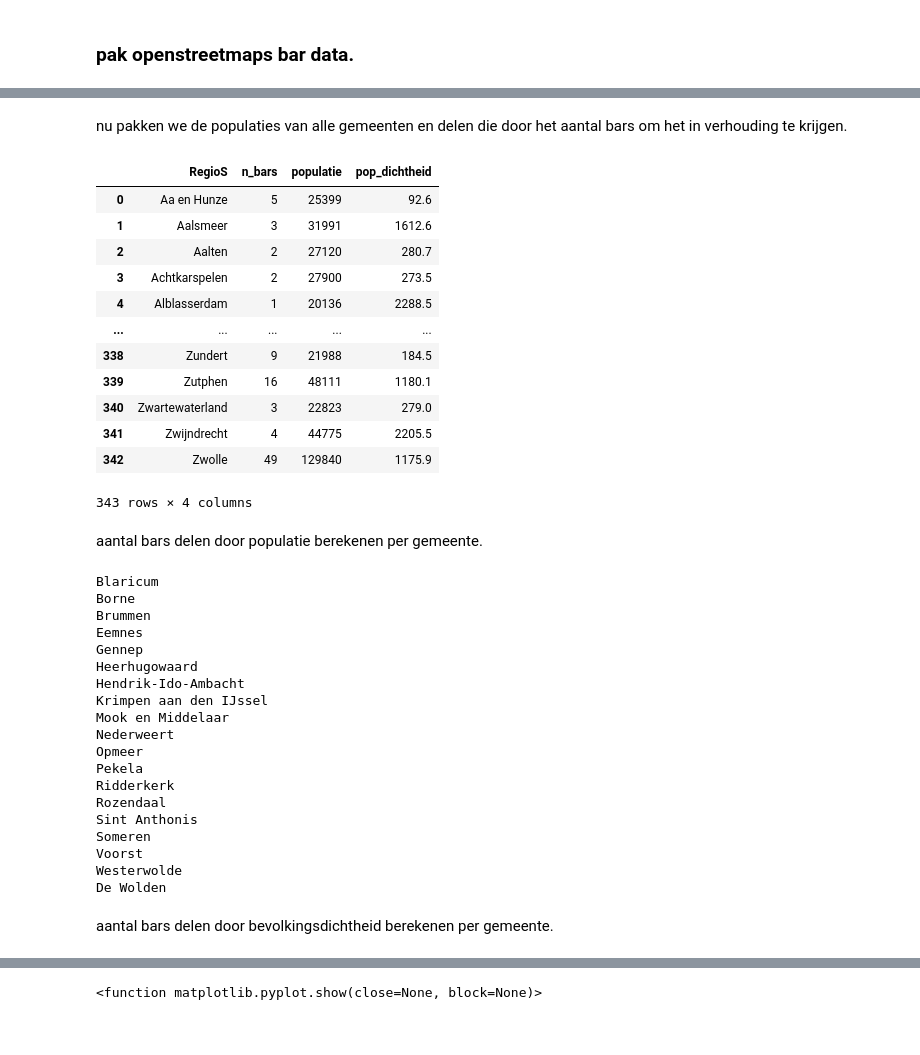
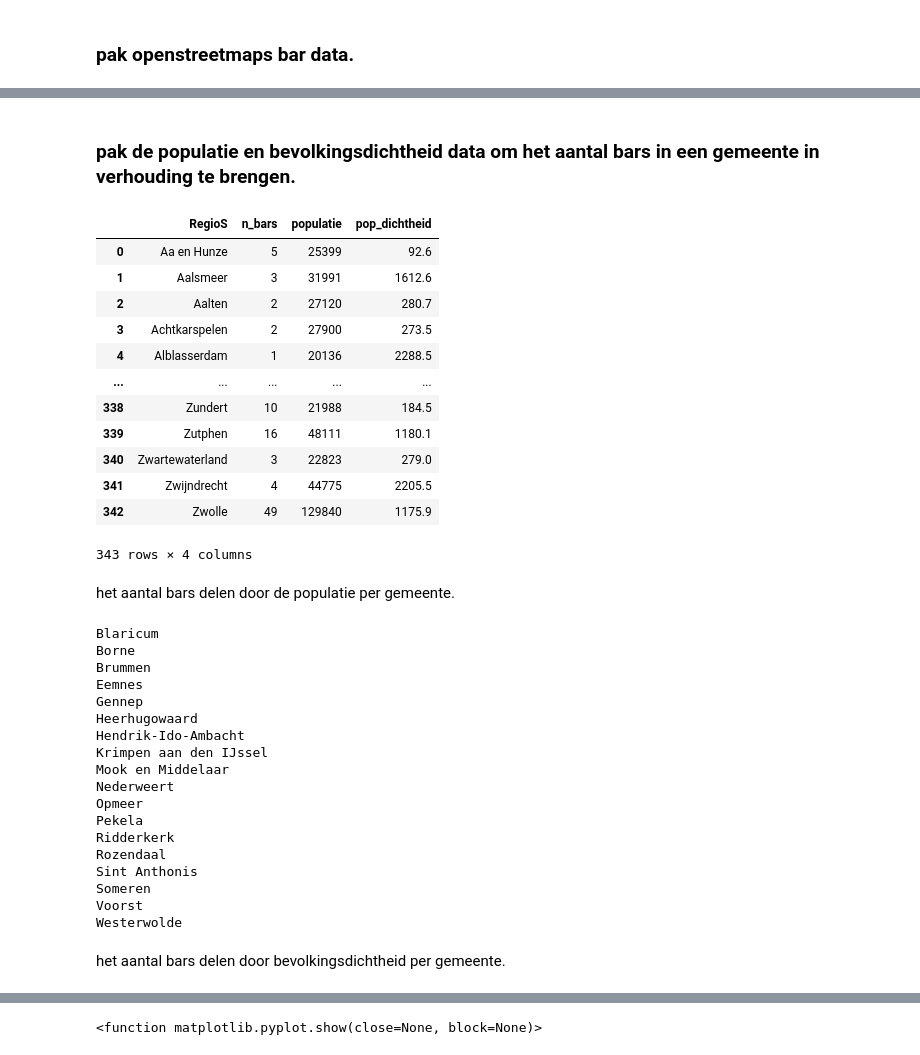
Before and after one commit to BB8-RIVM-2022/OpenStreetMap, a Jupyter notebook: openstreetmaps_bars_onderzoek.ipynb, the cells around one changed output, grey strips where cells are left out. Cells and saved outputs as stored; diff of their text form; code cells hidden in the pictures.

```diff
--- a/openstreetmaps_bars_onderzoek.ipynb
+++ b/openstreetmaps_bars_onderzoek.ipynb
@@ -49,7 +15,7 @@ Nadat we de null-waardes droppen hebben we: 3552 in de  dataset
 # %% [markdown]
 ### pak alle gemeenten in nederland met obesitas data.
 # %%
-gemeenten_df = pd.read_csv('gemeenten_nl.csv')
+gemeenten_df = pd.read_csv('data/gemeenten_nl.csv')
 gemeenten_df.pop('Unnamed: 0')
 gemeenten_df.head()
 # %% [output]
@@ -121,32 +90,35 @@ display(gemeenten_df)
-# %% [markdown]
-nu pakken we de populaties van alle gemeenten en delen die door het aantal bars om het in verhouding te krijgen.
+# %% [markdown]
+### pak de populatie en bevolkingsdichtheid data om het aantal bars in een gemeente in verhouding te brengen.
 # %%
-populatie_df = pd.read_csv('populatie_gemeenten.csv')
+populatie_df = pd.read_csv('data/populatie_gemeenten.csv')
 gemeenten_df[['populatie', 'pop_dichtheid']] = populatie_df[['aantal', 'bevolkings_dichtheid']]
 display(gemeenten_df)
 # %% [output]
 |  | RegioS | n_bars | populatie | pop_dichtheid |
 | 0 | Aa en Hunze | 5 | 25399 | 92.6 |
 | 1 | Aalsmeer | 3 | 31991 | 1612.6 |
 | 2 | Aalten | 2 | 27120 | 280.7 |
 | 3 | Achtkarspelen | 2 | 27900 | 273.5 |
 | 4 | Alblasserdam | 1 | 20136 | 2288.5 |
 | ... | ... | ... | ... | ... |
-| 338 | Zundert | 9 | 21988 | 184.5 |
+| 338 | Zundert | 10 | 21988 | 184.5 |
 | 339 | Zutphen | 16 | 48111 | 1180.1 |
 | 340 | Zwartewaterland | 3 | 22823 | 279.0 |
 | 341 | Zwijndrecht | 4 | 44775 | 2205.5 |
 | 342 | Zwolle | 49 | 129840 | 1175.9 |
 343 rows × 4 columns
 # %% [markdown]
-aantal bars delen door populatie berekenen per gemeente.
+het aantal bars delen door de populatie per gemeente.
 # %%
+# lijst om nieuwe bar data in te bewaren
 bar_pop = []
 
 for ind_r, row_b in gemeenten_df.iterrows():
     if row_b['n_bars'] != 0:
-        bar_pop.append(int(row_b['populatie'] / row_b['n_bars']))
+        # deel populatie door het aantal bars
+        bar_pop.append(row_b['n_bars'] / int(row_b['populatie']))
     else:
+        # print de gemeenten zonder bars ter info
         print(row_b['RegioS'])
         bar_pop.append(row_b['populatie'])
 
@@ -170,7 +142,6 @@ Sint Anthonis
 Someren
 Voorst
 Westerwolde
-De Wolden
 # %% [markdown]
-aantal bars delen door bevolkingsdichtheid berekenen per gemeente.
+het aantal bars delen door bevolkingsdichtheid per gemeente.
 # %%
```
Also changed, not shown: parts of 32 cells of this notebook, 4 other files.
